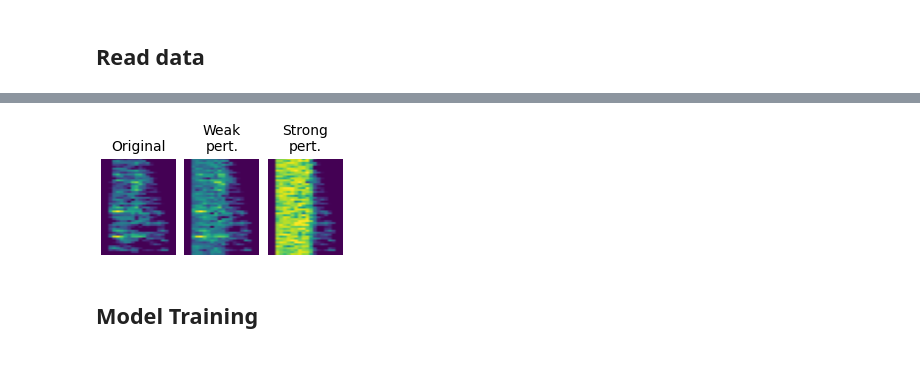
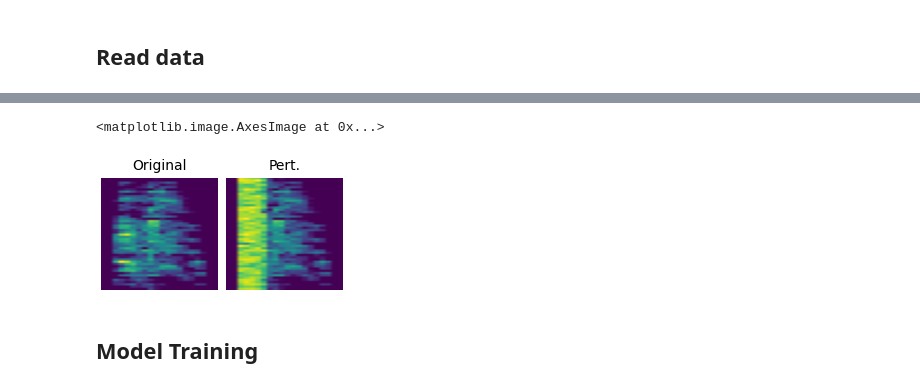
Before and after one commit to gongziyida/vocal-error-network, a Jupyter notebook: realistic_auditory_processing/train_sparse_coding_light.ipynb, the cells around one changed output, grey strips where cells are left out. Drawn from its saved outputs; the diff is of its cells as text; code cells hidden in the pictures.

```diff
--- a/realistic_auditory_processing/train_sparse_coding_light.ipynb
+++ b/realistic_auditory_processing/train_sparse_coding_light.ipynb
@@ -31,15 +31,14 @@ for i in range(n_syl):
 # %%
-fig, ax = plt.subplots(1, 3, sharex='all', sharey='all', figsize=(2.5, 1.4))
-for i, j in enumerate(('Original', 'Weak\npert.', 'Strong\npert.')):
-    if i > 0:
-        ax[i].imshow(adult['spec_syl_pert'][i-1][1], origin='lower', aspect='auto')
-    else:
-        ax[0].imshow(adult['spec_syl'][1,adult['pert_syl_idx']])
+fig, ax = plt.subplots(1, 2, sharex='all', sharey='all', figsize=(2.5, 1.4))
+for i, j in enumerate(('Original', 'Pert.')):
     ax[i].set_axis_off()
     ax[i].set_title(j)
+ax[0].imshow(adult['spec_syl'][1,adult['pert_syl_idx']])
+ax[1].imshow(adult['spec_syl_pert'][1][1], origin='lower', aspect='auto')
 # fig.savefig('../svg/adult_spec_pert.svg')
 # %% [output]
+<matplotlib.image.AxesImage at 0x...>
-[figure, old version]
+[figure, new version]
 # %% [markdown]
 ## Model Training
 # %%
```
Also changed, not shown: parts of 10 cells of this notebook, 1 other file.
